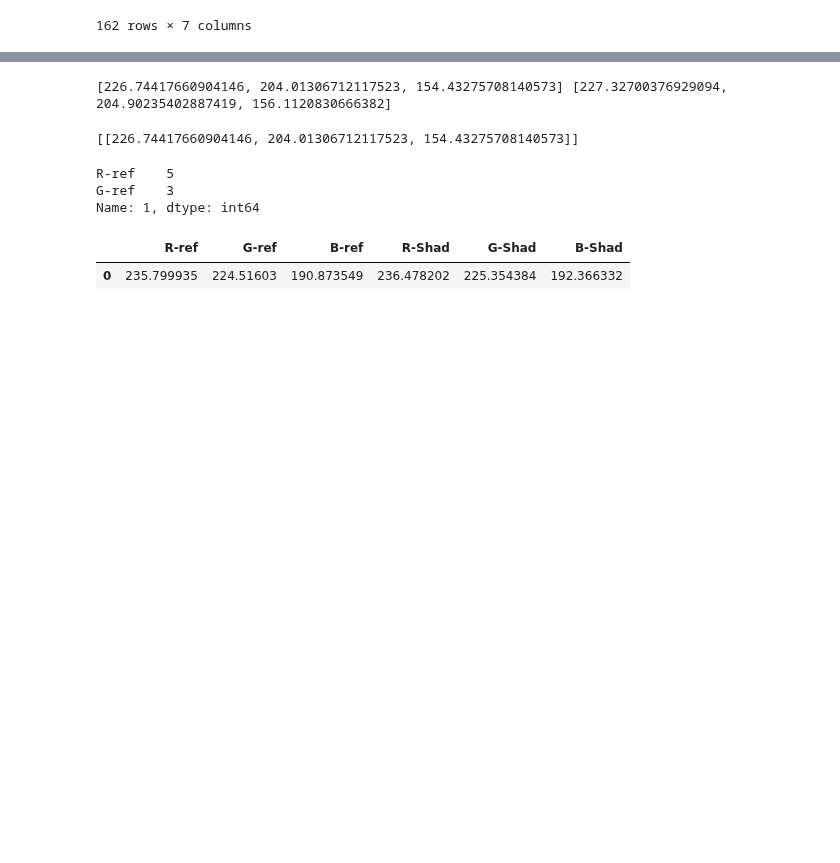
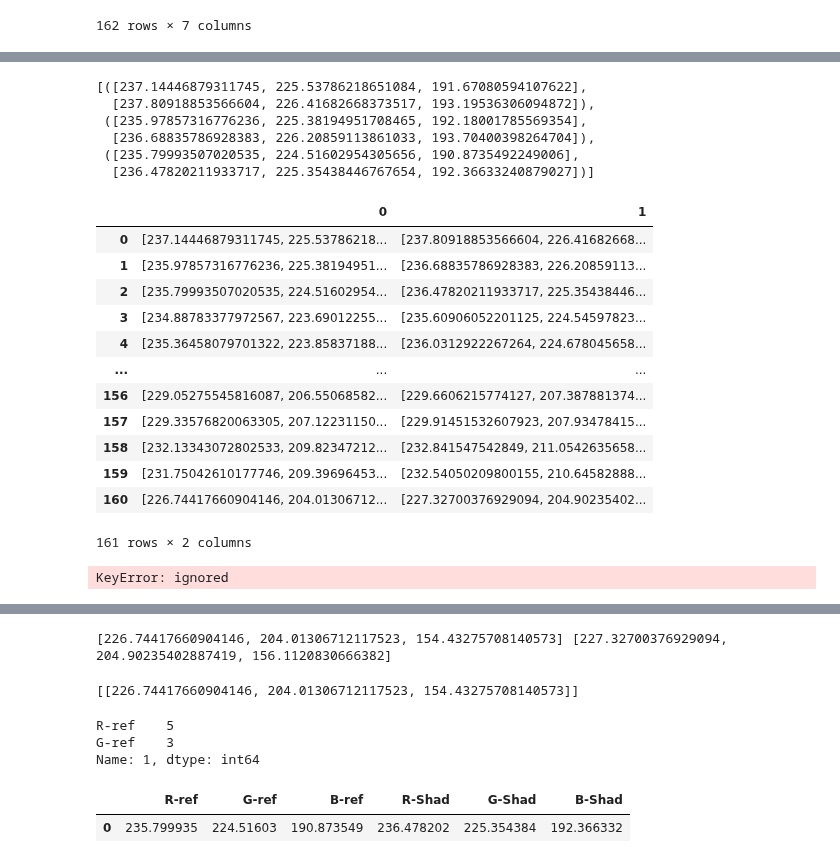
Before and after one commit to waraporn19/Project_2021_matchingcolor, a Jupyter notebook: P1A0.ipynb, the cells around one changed output, grey strips where cells are left out. Cells and saved outputs as stored; diff of their text form; code cells hidden in the pictures; blank space fills up the shorter version.

```diff
--- a/P1A0.ipynb
+++ b/P1A0.ipynb
@@ -114,3 +114,6 @@ A1_set1
 | 160 | 5CD12207-6DA2-4D7B-B0DC-8D7406088... | A1 | D4 | Iphone 11 | ไฟธรรมชาติ + ไฟในห้อง 4 ดวง | สีดำ | ค่า duration 1/88 ISO 323 |
 | 161 | E0E1C37E-221D-4768-8BC2-66513E7C5... | A1 | D4 | Iphone 11 | ไฟธรรมชาติ + ไฟในห้อง 4 ดวง | สีดำ | ค่า duration 1/88 ISO 323 |
 161 rows × 7 columns
+# %%
+A1_set11 =A1_set1.head(3)
+A1_set11
@@ -126,0 +159,55 @@ table   = [['R-ref', 'G-ref', 'B-ref', 'R-Shad', 'G-Shad', 'B-Shad', 'H-ref', 'S
+# %%
+list_total
+# %% [output]
+[([237.14446879311745, 225.53786218651084, 191.67080594107622],
+  [237.80918853566604, 226.41682668373517, 193.19536306094872]),
+ ([235.97857316776236, 225.38194951708465, 192.18001785569354],
+  [236.68835786928383, 226.20859113861033, 193.70400398264704]),
+ ([235.79993507020535, 224.51602954305656, 190.8735492249006],
+  [236.47820211933717, 225.35438446767654, 192.36633240879027])]
+# %%
+list_total = list()
+for img in A1_set1['ชื่อไฟล์ข้อมูล']:
+  S1_double = img
+  full_path_to_file2 = os.path.join(S1_double)
+  blob_service_client.get_blob_to_path('shadeimg', full_path_to_file2, full_path_to_file2)
+  imgS1_A1A1_1  = cv2.imread(S1_double) #RGB
+  S1RGB_imgA1A1_1= cv2.cvtColor(imgS1_A1A1_1, cv2.COLOR_BGR2RGB)
+  S1meanrefA1_1 = list()
+  S1meanA1_2 = list()
+  for i in range(S1RGB_imgA1A1_1.shape[0]):
+     for j in range(S1RGB_imgA1A1_1.shape[1]):
+                if 1769<i<1881 and 2019<j<2131 :
+                  S1meanrefA1_1.append(S1RGB_imgA1A1_1[i][j])
+                if 1770<i<1880 and 2015<j<2145 :
+                  S1meanA1_2.append(S1RGB_imgA1A1_1[i][j])
+  S1meanrefA1_1 = np.array(S1meanrefA1_1)
+  S1meanA1_2 = np.array(S1meanA1_2)
+  S1rgbrefA1_1 = list()
+  S1rgbA1_2 = list()
+  for i in range(3):
+    S1rgbrefA1_1.append(S1meanrefA1_1[:,i].mean())
+    S1rgbA1_2.append(S1meanA1_2[:,i].mean())
+  list_total.append((S1rgbrefA1_1,S1rgbA1_2))
+# %%
+S2=pd.DataFrame(list_total)
+S2
+# %% [output]
+|  | 0 | 1 |
+| 0 | [237.14446879311745, 225.53786218... | [237.80918853566604, 226.41682668... |
+| 1 | [235.97857316776236, 225.38194951... | [236.68835786928383, 226.20859113... |
+| 2 | [235.79993507020535, 224.51602954... | [236.47820211933717, 225.35438446... |
+| 3 | [234.88783377972567, 223.69012255... | [235.60906052201125, 224.54597823... |
+| 4 | [235.36458079701322, 223.85837188... | [236.0312922267264, 224.678045658... |
+| ... | ... | ... |
+| 156 | [229.05275545816087, 206.55068582... | [229.6606215774127, 207.387881374... |
+| 157 | [229.33576820063305, 207.12231150... | [229.91451532607923, 207.93478415... |
+| 158 | [232.13343072802533, 209.82347212... | [232.841547542849, 211.0542635658... |
+| 159 | [231.75042610177746, 209.39696453... | [232.54050209800155, 210.64582888... |
+| 160 | [226.74417660904146, 204.01306712... | [227.32700376929094, 204.90235402... |
+161 rows × 2 columns
+# %%
+S3=S2[0]
+S3
+# %% [output]
+KeyError: ignored
```
Also changed, not shown: parts of 9 cells of this notebook.
